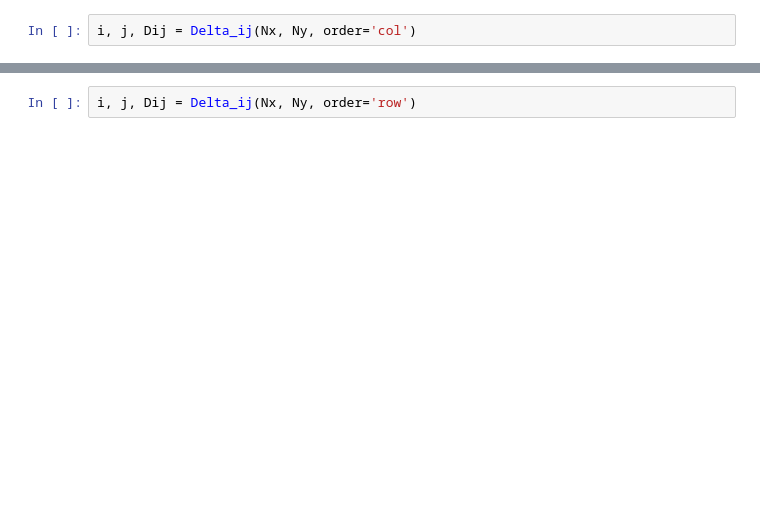
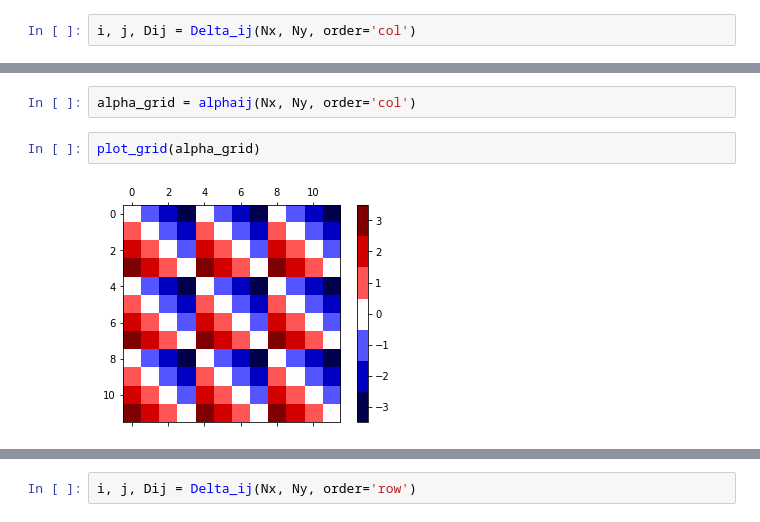
Before and after one commit to pinga-lab/Eq_Layer-Toeplitz, a Jupyter notebook: code/structure-A.ipynb, the cells around one changed output, grey strips where cells are left out. Drawn from its saved outputs; the diff is of its cells as text; blank space fills up the shorter version.

```diff
--- a/code/structure-A.ipynb
+++ b/code/structure-A.ipynb
@@ -357,0 +392,6 @@ plt.show()
+# %%
+alpha_grid = alphaij(Nx, Ny, order='col')
+# %%
+plot_grid(alpha_grid)
+# %% [output]
+[figure, added]
```
Also changed, not shown: parts of 72 cells of this notebook.
